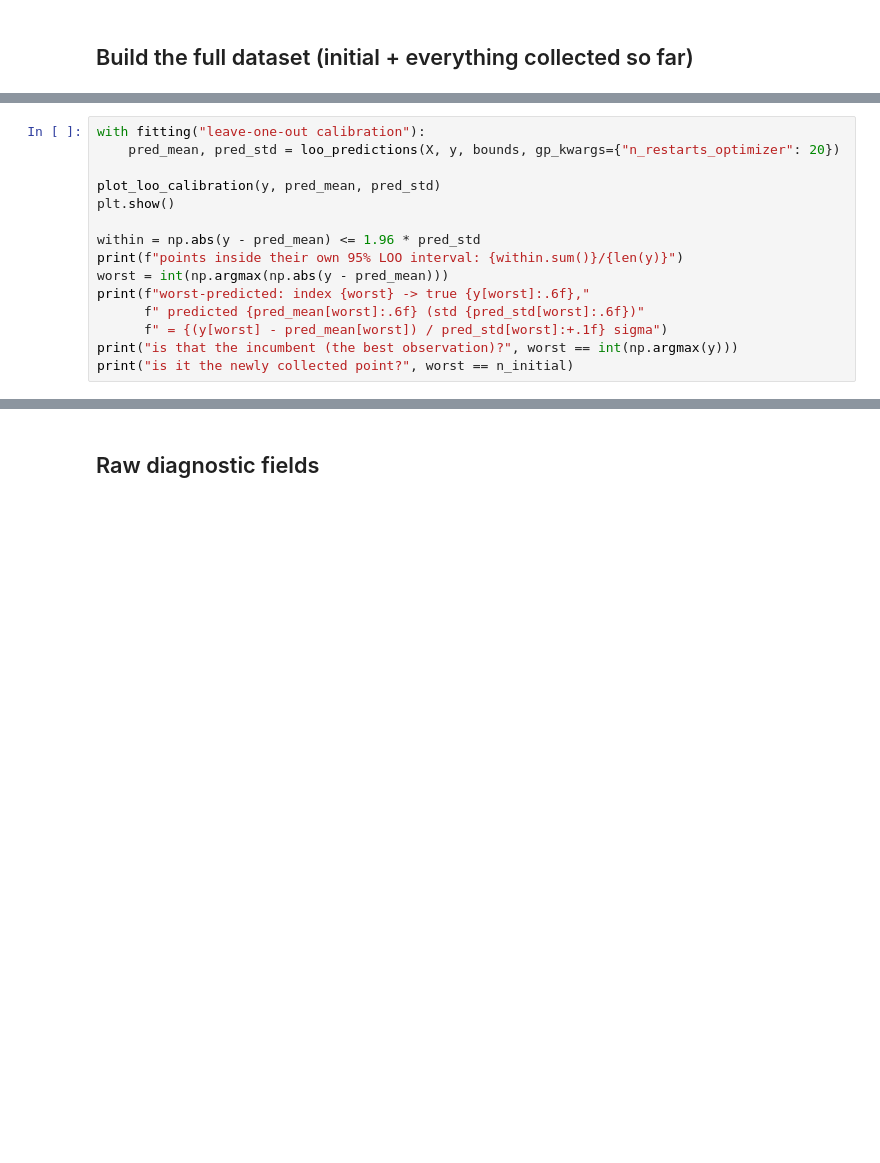
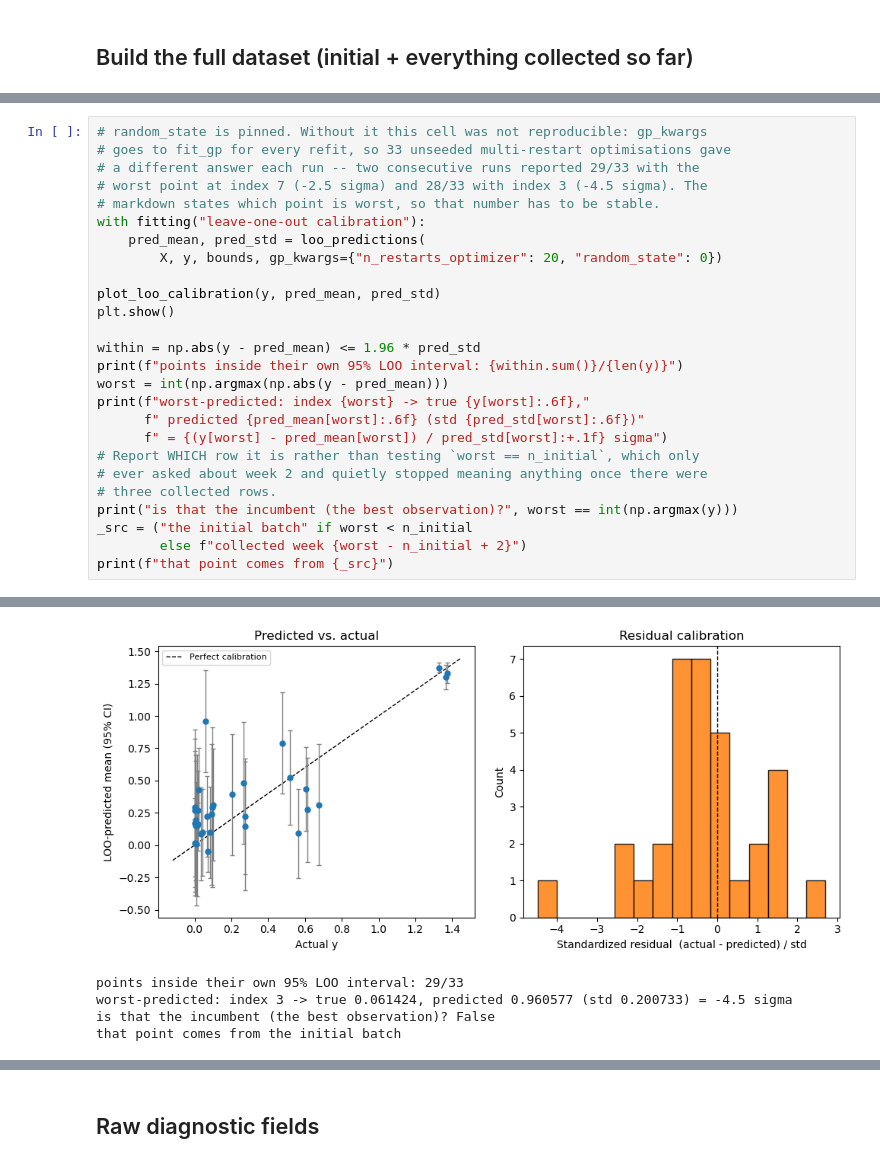
Before and after one commit to nic-gibson/capstone, a Jupyter notebook: function7.ipynb, the cells around one changed output, grey strips where cells are left out. Saved outputs shown, nothing was run; the diff lists cells and outputs as text; blank space fills up the shorter version.

```diff
--- a/function7.ipynb
+++ b/function7.ipynb
@@ -600,6 +737,12 @@ That is not an argument that the model is broken -- overall coverage is reasonab
 # %%
+# random_state is pinned. Without it this cell was not reproducible: gp_kwargs
+# goes to fit_gp for every refit, so 33 unseeded multi-restart optimisations gave
+# a different answer each run -- two consecutive runs reported 29/33 with the
+# worst point at index 7 (-2.5 sigma) and 28/33 with index 3 (-4.5 sigma). The
+# markdown states which point is worst, so that number has to be stable.
 with fitting("leave-one-out calibration"):
-    pred_mean, pred_std = loo_predictions(X, y, bounds, gp_kwargs={"n_restarts_optimizer": 20})
+    pred_mean, pred_std = loo_predictions(
+        X, y, bounds, gp_kwargs={"n_restarts_optimizer": 20, "random_state": 0})
 
 plot_loo_calibration(y, pred_mean, pred_std)
 plt.show()
@@ -610,5 +753,11 @@ worst = int(np.argmax(np.abs(y - pred_mean)))
 print(f"worst-predicted: index {worst} -> true {y[worst]:.6f},"
       f" predicted {pred_mean[worst]:.6f} (std {pred_std[worst]:.6f})"
       f" = {(y[worst] - pred_mean[worst]) / pred_std[worst]:+.1f} sigma")
+# Report WHICH row it is rather than testing `worst == n_initial`, which only
+# ever asked about week 2 and quietly stopped meaning anything once there were
+# three collected rows.
 print("is that the incumbent (the best observation)?", worst == int(np.argmax(y)))
-print("is it the newly collected point?", worst == n_initial)
+_src = ("the initial batch" if worst < n_initial
+        else f"collected week {worst - n_initial + 2}")
+print(f"that point comes from {_src}")
+# %% [output]
@@ -615,3 +769,8 @@ print("is it the newly collected point?", worst == n_initial)
+[figure, added]
+points inside their own 95% LOO interval: 29/33
+worst-predicted: index 3 -> true 0.061424, predicted 0.960577 (std 0.200733) = -4.5 sigma
+is that the incumbent (the best observation)? False
+that point comes from the initial batch
 # %% [markdown]
 ## Iteration diagnostics
 
```
Also changed, not shown: parts of 25 cells of this notebook, 26 other files.
